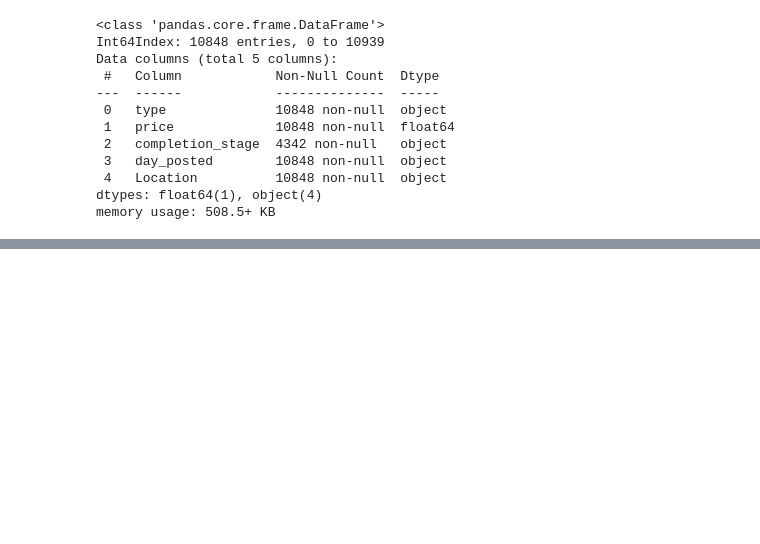
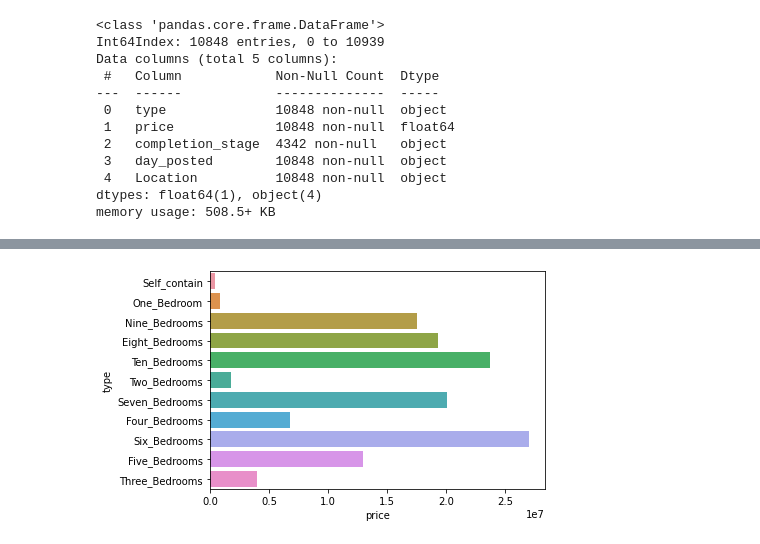
Before and after one commit to nafiuopeyemi88/Real_estate-project, a Jupyter notebook: Real_estateAnalysis.ipynb, the cells around one changed output, grey strips where cells are left out. Drawn from its saved outputs; the diff is of its cells as text; code cells hidden in the pictures; blank space fills up the shorter version.

```diff
--- a/Real_estateAnalysis.ipynb
+++ b/Real_estateAnalysis.ipynb
@@ -397,0 +485,7 @@ plt.show()
+# %%
+result_max = real_estate_df.groupby('type')['price'].max().reset_index().sort_values('price')
+sns.barplot(x = 'price', y = 'type', data = real_estate_df, order = result_max['type'], ci=None)
+#plt.ticklabel_format(style='plain', axis='x')
+plt.show()
+# %% [output]
+[figure, added]
```
Also changed, not shown: parts of 52 cells of this notebook.
